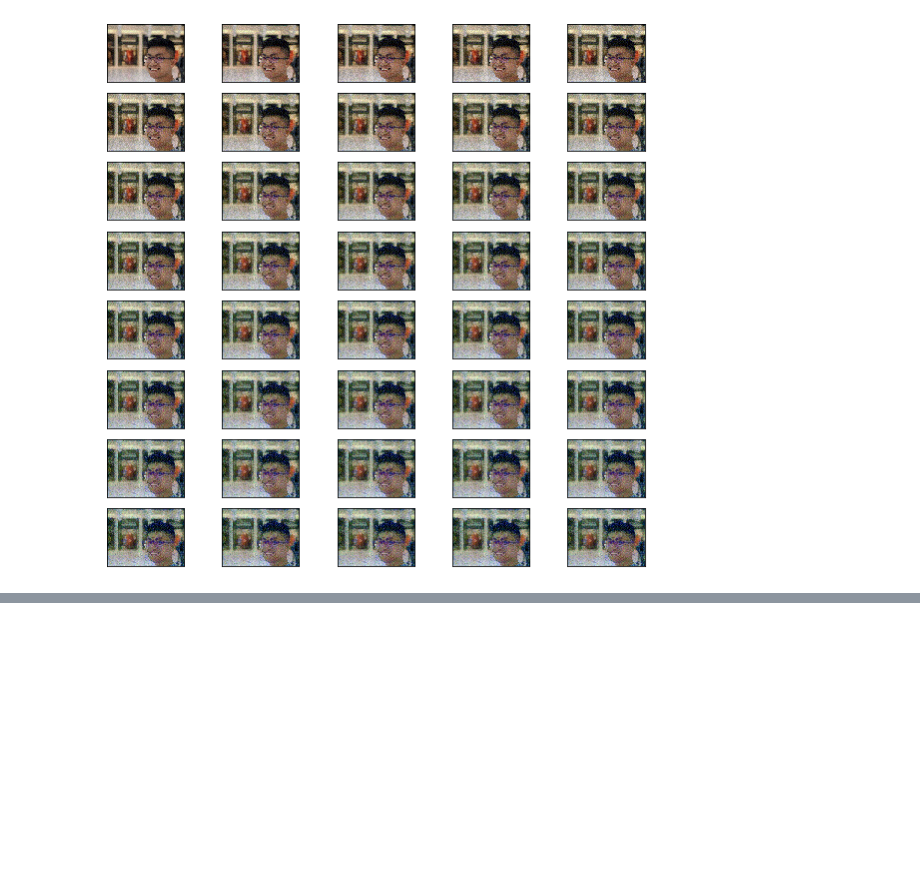
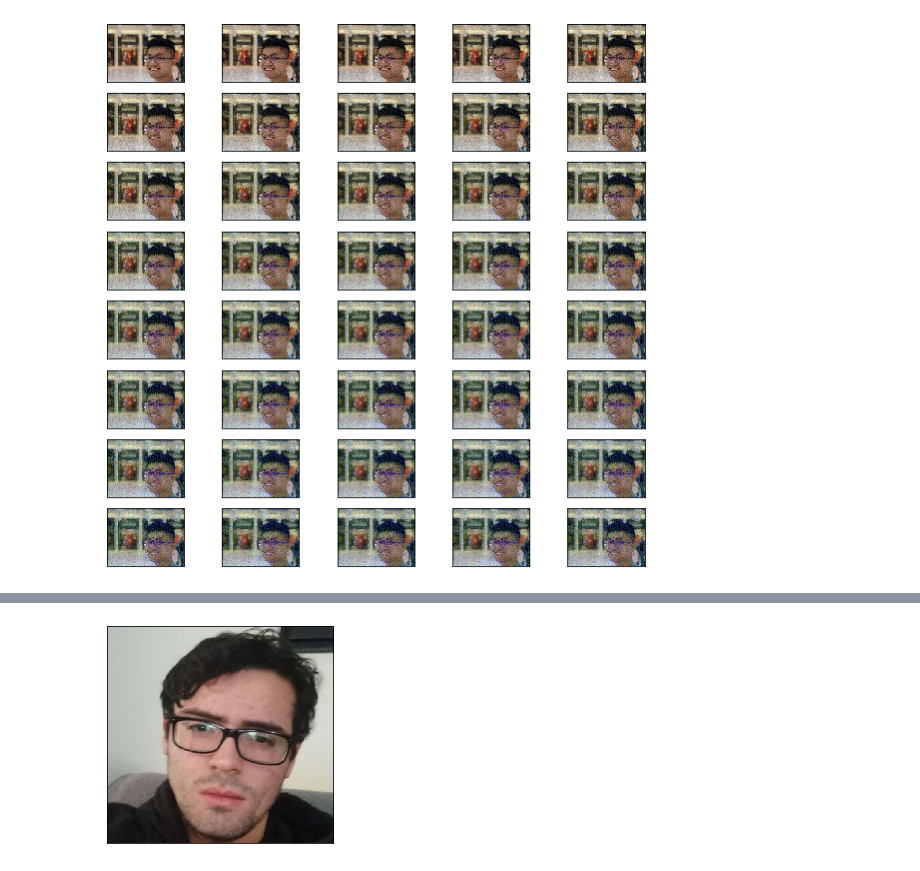
Before and after one commit to daanishrasheed/NeuralTransfer, a Jupyter notebook: NST.ipynb, the cells around one changed output, grey strips where cells are left out. Cells and saved outputs as stored; diff of their text form; code cells hidden in the pictures; blank space fills up the shorter version.

```diff
--- a/NST.ipynb
+++ b/NST.ipynb
@@ -196,0 +201,4 @@ plt.show()
+# %%
+display_image(load_and_process_image('james.JPG'))
+# %% [output]
+[figure, added]
```
Also changed, not shown: parts of 3 cells of this notebook, 2 other files.
